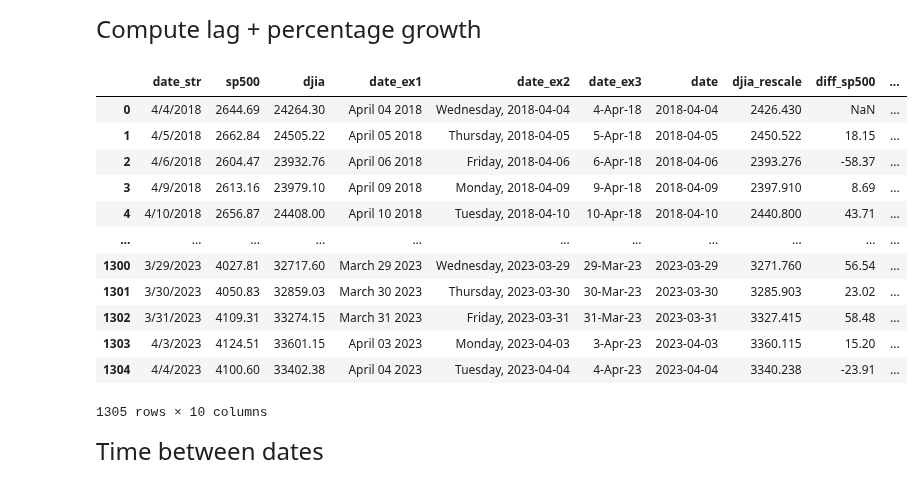
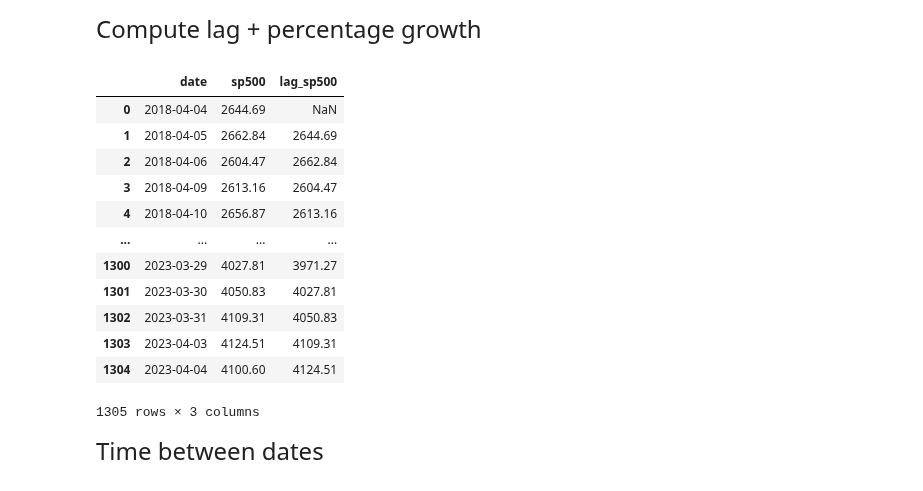
Before and after one commit to zoe-liu-724/qtm151spring2025, a Jupyter notebook: lecture_18/lecture_18.ipynb, the cells around one changed output. Cells and saved outputs as stored; diff of their text form; code cells hidden in the pictures.

```diff
--- a/lecture_18/lecture_18.ipynb
+++ b/lecture_18/lecture_18.ipynb
@@ -146,21 +146,21 @@ Compute lag + percentage growth
 # %%
 # Lag
 financial["lag_sp500"]    = financial["sp500"].shift(1)
-financial
+financial[["date","sp500","lag_sp500"]]
 # %% [output]
-|  | date_str | sp500 | djia | date_ex1 | date_ex2 | date_ex3 | date | djia_rescale | diff_sp500 | ... |
-| 0 | 4/4/2018 | 2644.69 | 24264.30 | April 04 2018 | Wednesday, 2018-04-04 | 4-Apr-18 | 2018-04-04 | 2426.430 | NaN | ... |
-| 1 | 4/5/2018 | 2662.84 | 24505.22 | April 05 2018 | Thursday, 2018-04-05 | 5-Apr-18 | 2018-04-05 | 2450.522 | 18.15 | ... |
-| 2 | 4/6/2018 | 2604.47 | 23932.76 | April 06 2018 | Friday, 2018-04-06 | 6-Apr-18 | 2018-04-06 | 2393.276 | -58.37 | ... |
-| 3 | 4/9/2018 | 2613.16 | 23979.10 | April 09 2018 | Monday, 2018-04-09 | 9-Apr-18 | 2018-04-09 | 2397.910 | 8.69 | ... |
-| 4 | 4/10/2018 | 2656.87 | 24408.00 | April 10 2018 | Tuesday, 2018-04-10 | 10-Apr-18 | 2018-04-10 | 2440.800 | 43.71 | ... |
-| ... | ... | ... | ... | ... | ... | ... | ... | ... | ... | ... |
-| 1300 | 3/29/2023 | 4027.81 | 32717.60 | March 29 2023 | Wednesday, 2023-03-29 | 29-Mar-23 | 2023-03-29 | 3271.760 | 56.54 | ... |
-| 1301 | 3/30/2023 | 4050.83 | 32859.03 | March 30 2023 | Thursday, 2023-03-30 | 30-Mar-23 | 2023-03-30 | 3285.903 | 23.02 | ... |
-| 1302 | 3/31/2023 | 4109.31 | 33274.15 | March 31 2023 | Friday, 2023-03-31 | 31-Mar-23 | 2023-03-31 | 3327.415 | 58.48 | ... |
-| 1303 | 4/3/2023 | 4124.51 | 33601.15 | April 03 2023 | Monday, 2023-04-03 | 3-Apr-23 | 2023-04-03 | 3360.115 | 15.20 | ... |
-| 1304 | 4/4/2023 | 4100.60 | 33402.38 | April 04 2023 | Tuesday, 2023-04-04 | 4-Apr-23 | 2023-04-04 | 3340.238 | -23.91 | ... |
+|  | date | sp500 | lag_sp500 |
+| 0 | 2018-04-04 | 2644.69 | NaN |
+| 1 | 2018-04-05 | 2662.84 | 2644.69 |
+| 2 | 2018-04-06 | 2604.47 | 2662.84 |
+| 3 | 2018-04-09 | 2613.16 | 2604.47 |
+| 4 | 2018-04-10 | 2656.87 | 2613.16 |
+| ... | ... | ... | ... |
+| 1300 | 2023-03-29 | 4027.81 | 3971.27 |
+| 1301 | 2023-03-30 | 4050.83 | 4027.81 |
+| 1302 | 2023-03-31 | 4109.31 | 4050.83 |
+| 1303 | 2023-04-03 | 4124.51 | 4109.31 |
+| 1304 | 2023-04-04 | 4100.60 | 4124.51 |
-1305 rows × 10 columns
+1305 rows × 3 columns
 # %%
 # ".shif(1)" compute a new column with the value of "sp500"
 # one period before. By convention the first column is assigned
```
Also changed, not shown: parts of 5 cells of this notebook, 5 other files.
